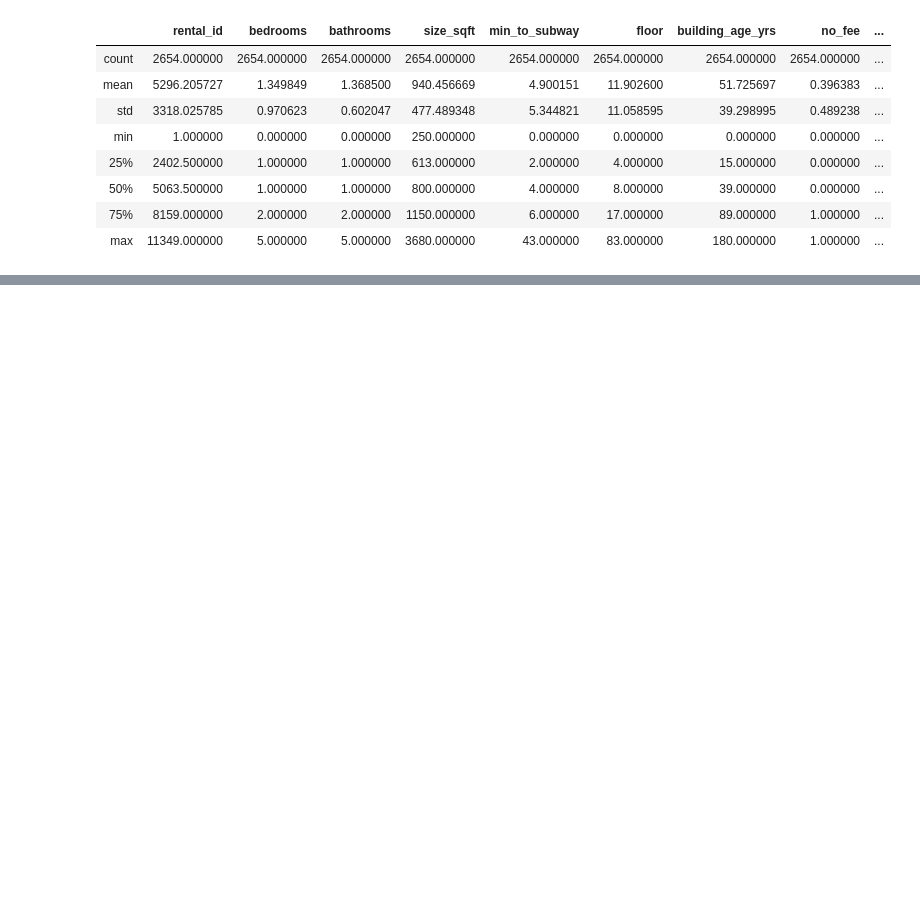
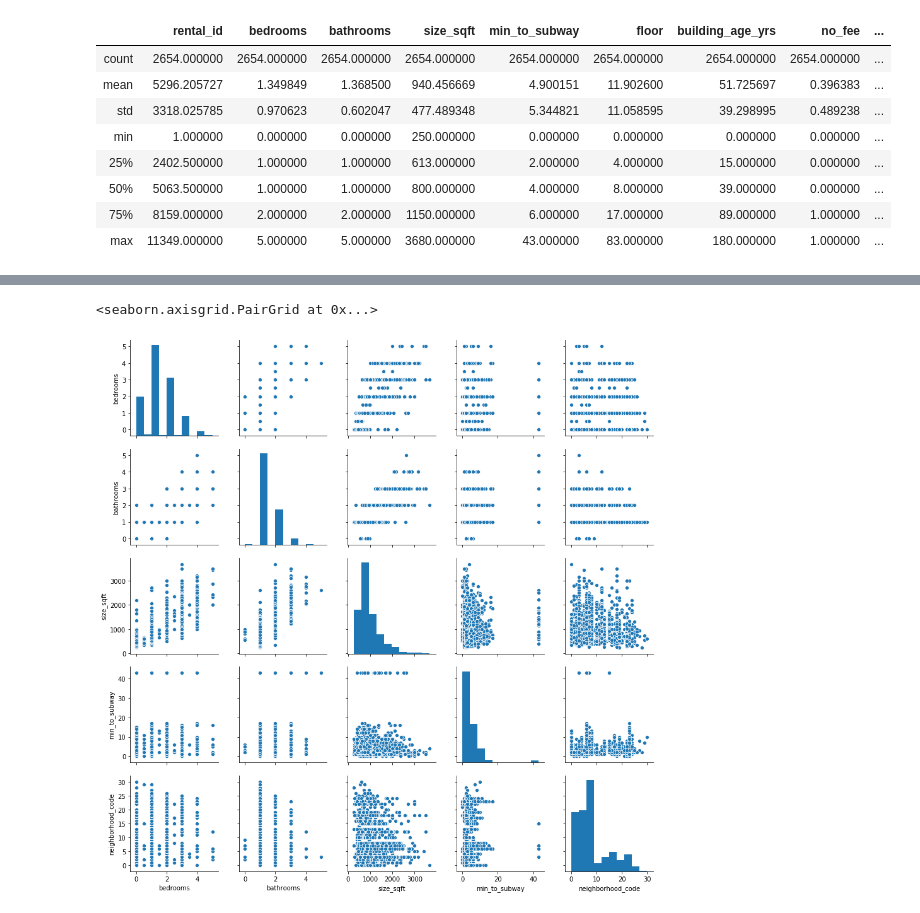
Before and after one commit to kathiavf16/data71200, a Jupyter notebook: Assignment 1 - Exploratory Data Analysis - Kathia Vargas Feliz.ipynb, the cells around one changed output, grey strips where cells are left out. Drawn from its saved outputs; the diff is of its cells as text; code cells hidden in the pictures; blank space fills up the shorter version.

```diff
--- a/Assignment 1 - Exploratory Data Analysis - Kathia Vargas Feliz.ipynb
+++ b/Assignment 1 - Exploratory Data Analysis - Kathia Vargas Feliz.ipynb
@@ -118,0 +178,6 @@ memory usage: 352.5 KB
+# %%
+attributes = ["bedrooms", "bathrooms", "size_sqft", "min_to_subway", "neighborhood_code"]
+sns.pairplot(X_train_cleaned[attributes])
+# %% [output]
+<seaborn.axisgrid.PairGrid at 0x...>
+[figure, added]
```
Also changed, not shown: parts of 23 cells of this notebook.
